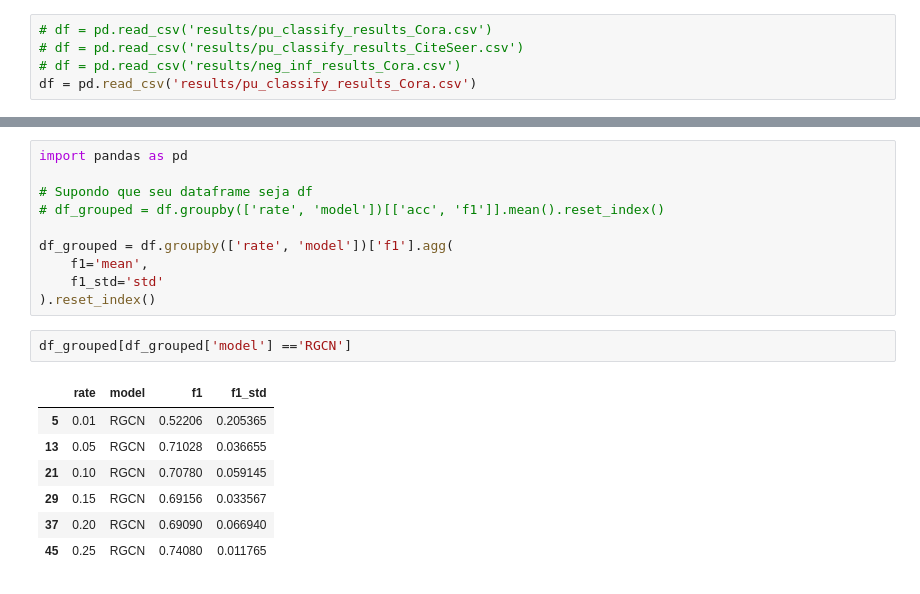
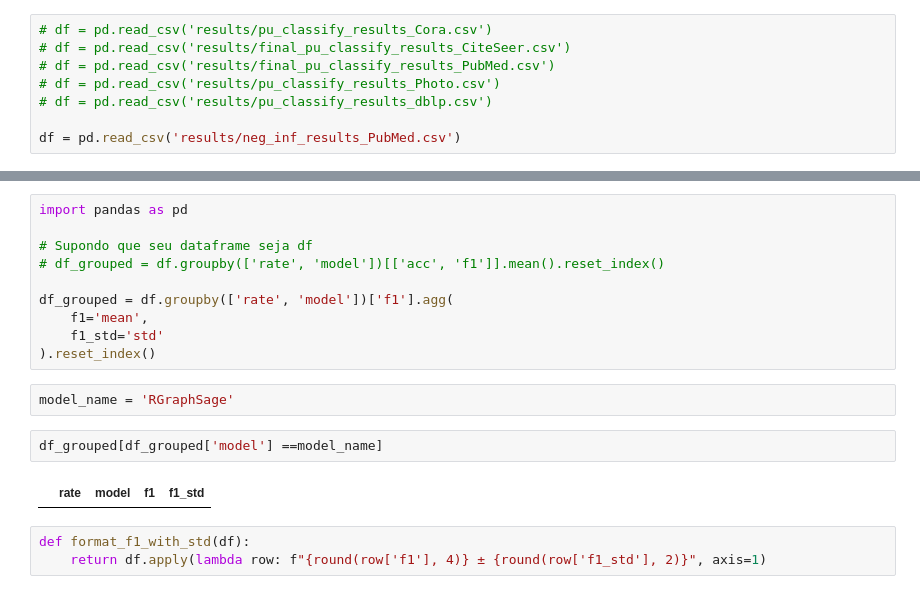
Before and after one commit to GHMessias/psrb, a Jupyter notebook: analysis_test.ipynb, the cells around one changed output, grey strips where cells are left out. Cells and saved outputs as stored; diff of their text form.

```diff
--- a/analysis_test.ipynb
+++ b/analysis_test.ipynb
@@ -2,6 +2,9 @@
 import pandas as pd
 # %%
 # df = pd.read_csv('results/pu_classify_results_Cora.csv')
-# df = pd.read_csv('results/pu_classify_results_CiteSeer.csv')
-# df = pd.read_csv('results/neg_inf_results_Cora.csv')
-df = pd.read_csv('results/pu_classify_results_Cora.csv')
+# df = pd.read_csv('results/final_pu_classify_results_CiteSeer.csv')
+# df = pd.read_csv('results/final_pu_classify_results_PubMed.csv')
+# df = pd.read_csv('results/pu_classify_results_Photo.csv')
+# df = pd.read_csv('results/pu_classify_results_dblp.csv')
+
+df = pd.read_csv('results/neg_inf_results_PubMed.csv')
@@ -22,13 +27,12 @@ df_grouped = df.groupby(['rate', 'model'])['f1'].agg(
     f1='mean',
     f1_std='std'
 ).reset_index()
+# %%
+model_name = 'RGraphSage'
 # %%
-df_grouped[df_grouped['model'] =='RGCN']
+df_grouped[df_grouped['model'] ==model_name]
 # %% [output]
 |  | rate | model | f1 | f1_std |
-| 5 | 0.01 | RGCN | 0.52206 | 0.205365 |
-| 13 | 0.05 | RGCN | 0.71028 | 0.036655 |
-| 21 | 0.10 | RGCN | 0.70780 | 0.059145 |
-| 29 | 0.15 | RGCN | 0.69156 | 0.033567 |
-| 37 | 0.20 | RGCN | 0.69090 | 0.066940 |
-| 45 | 0.25 | RGCN | 0.74080 | 0.011765 |
+# %%
+def format_f1_with_std(df):
+    return df.apply(lambda row: f"{round(row['f1'], 4)} ± {round(row['f1_std'], 2)}", axis=1)
```
Also changed, not shown: parts of 11 cells of this notebook, 35 other files.
